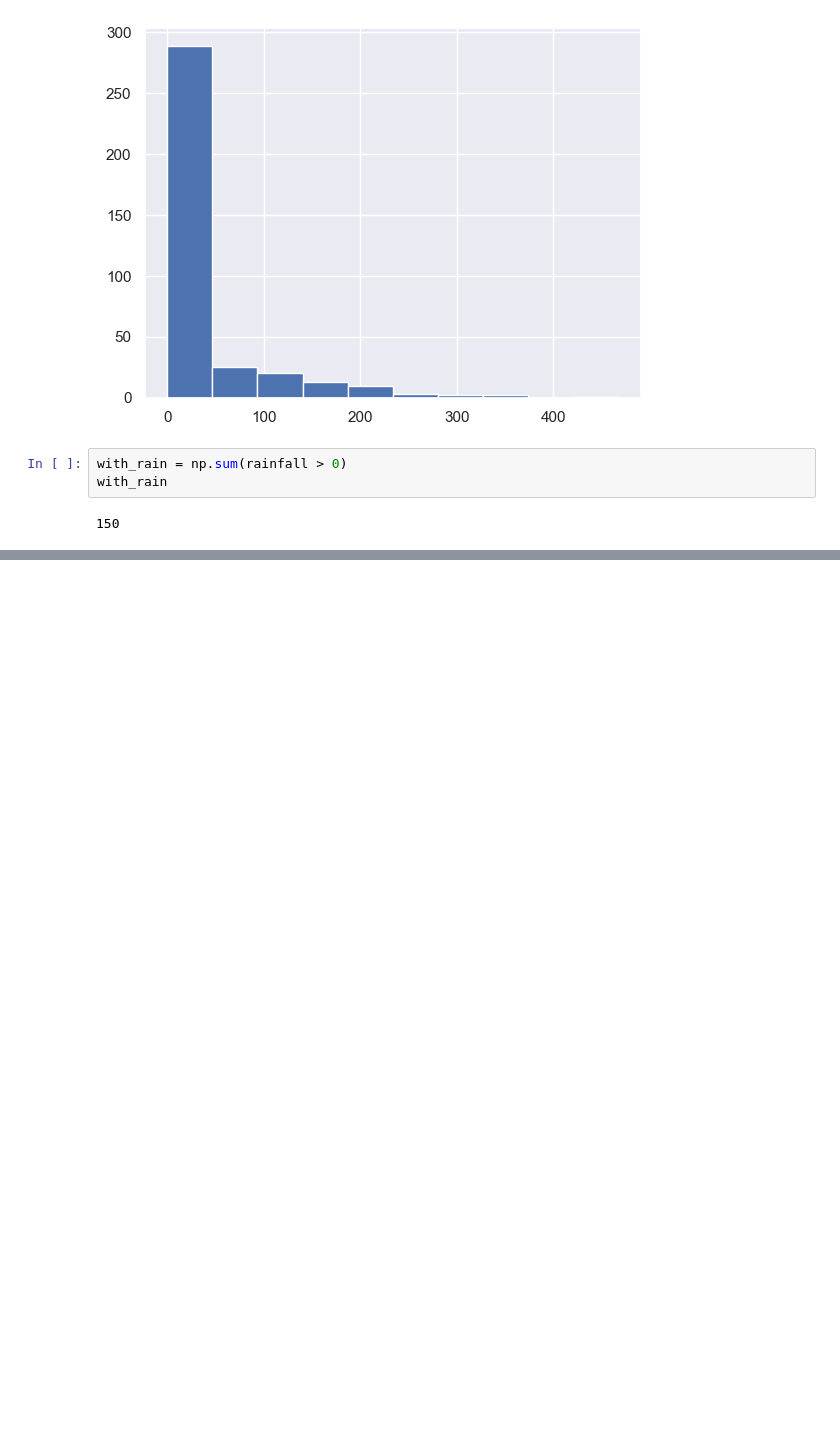
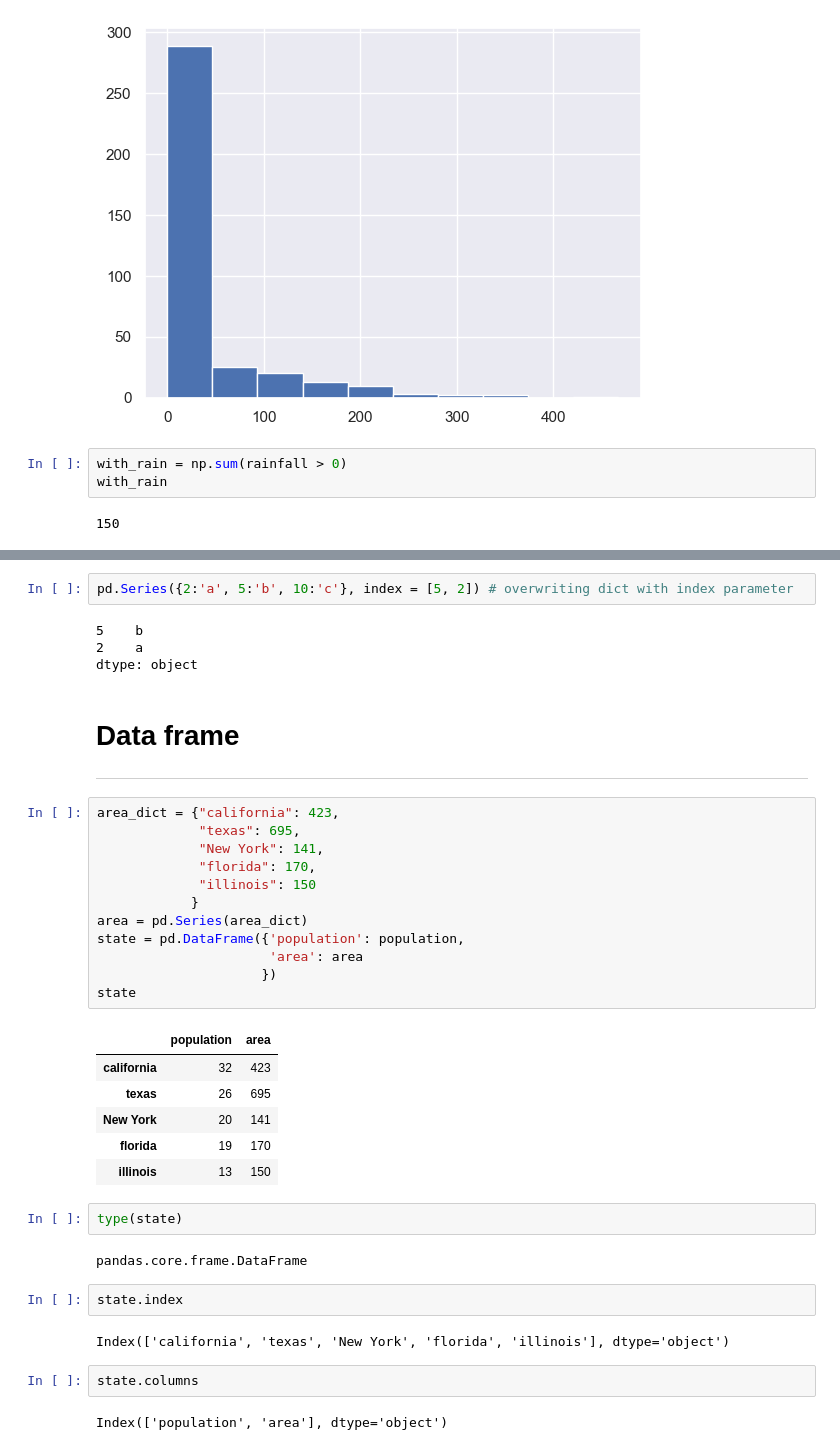
Before and after one commit to OtakuGod0/Data-Science, a Jupyter notebook: Python-Libraries/Pandas.ipynb, the cells around one changed output, grey strips where cells are left out. Drawn from its saved outputs; the diff is of its cells as text; blank space fills up the shorter version.

```diff
--- a/Python-Libraries/Pandas.ipynb
+++ b/Python-Libraries/Pandas.ipynb
@@ -69,0 +159,40 @@ with_rain
+# %%
+pd.Series({2:'a', 5:'b', 10:'c'}, index = [5, 2]) # overwriting dict with index parameter
+# %% [output]
+5    b
+2    a
+dtype: object
+# %% [markdown]
+# Data frame
+---
+# %%
+area_dict = {"california": 423,
+             "texas": 695,
+             "New York": 141,
+             "florida": 170,
+             "illinois": 150
+            }
+area = pd.Series(area_dict)
+state = pd.DataFrame({'population': population,
+                      'area': area
+                     })
+state
+# %% [output]
+|  | population | area |
+| california | 32 | 423 |
+| texas | 26 | 695 |
+| New York | 20 | 141 |
+| florida | 19 | 170 |
+| illinois | 13 | 150 |
+# %%
+type(state)
+# %% [output]
+pandas.core.frame.DataFrame
+# %%
+state.index
+# %% [output]
+Index(['california', 'texas', 'New York', 'florida', 'illinois'], dtype='object')
+# %%
+state.columns
+# %% [output]
+Index(['population', 'area'], dtype='object')
```
Also changed, not shown: parts of 26 cells of this notebook, 3 other files.
